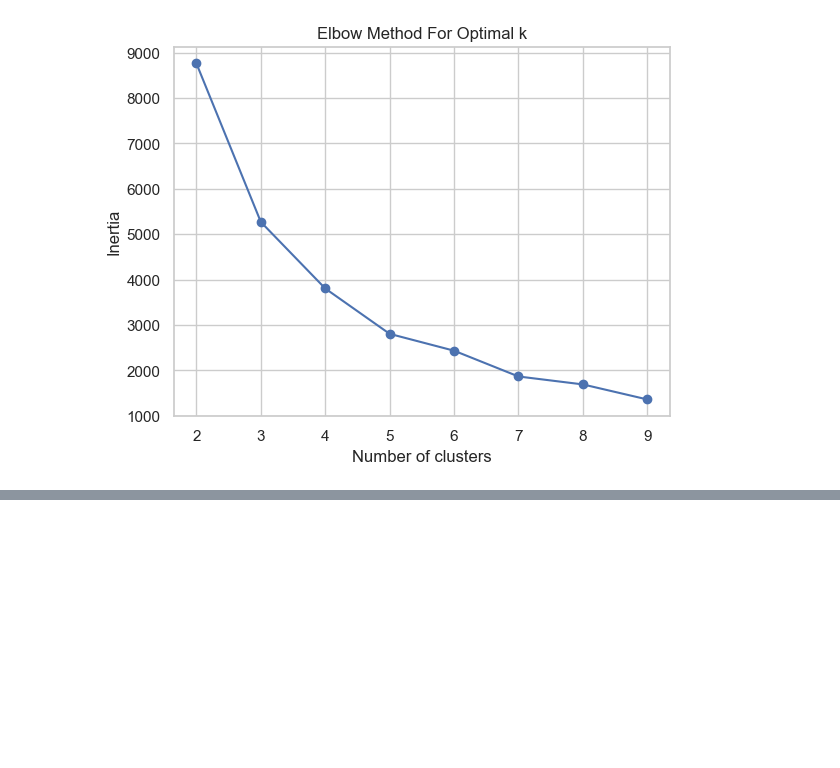
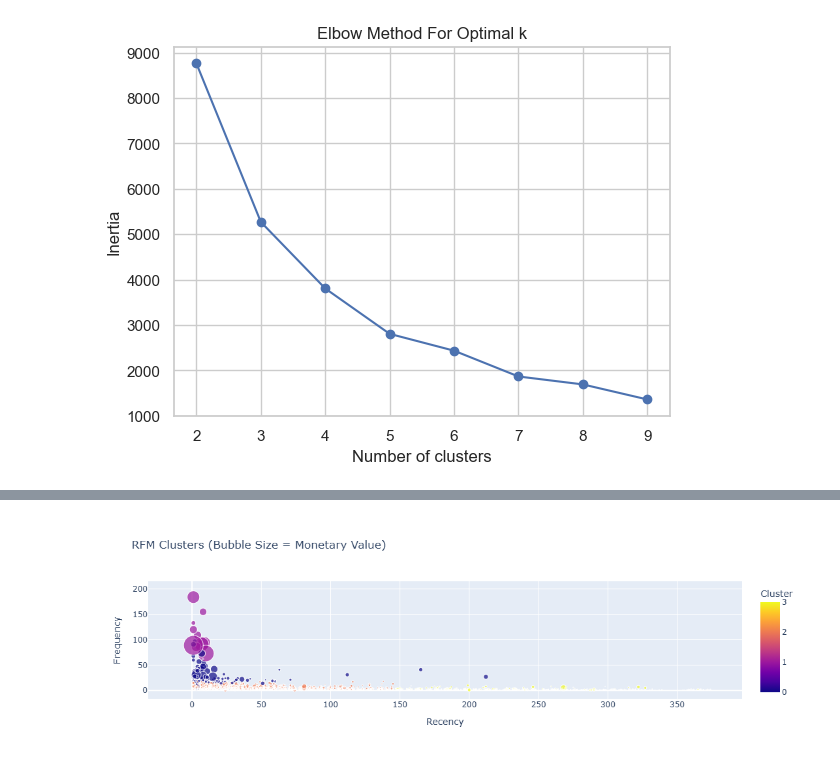
Before and after one commit to Alirezaab78/Online_Retail_II, a Jupyter notebook: main.ipynb, the cells around one changed output, grey strips where cells are left out. Cells and saved outputs as stored; diff of their text form; code cells hidden in the pictures; blank space fills up the shorter version.

```diff
--- a/main.ipynb
+++ b/main.ipynb
@@ -481,0 +514,15 @@ KeyError: "Column(s) ['InvoiceNo'] do not exist"
+# %%
+# Bubble chart with cluster colors (to identify bulk buyers)
+fig = px.scatter(
+    rfm,
+    x='Recency',
+    y='Frequency',
+    size='Monetary',
+    color='Cluster',
+    hover_name=rfm.index if 'Customer ID' not in rfm.columns else rfm['Customer ID'],
+    title='RFM Clusters (Bubble Size = Monetary Value)',
+    size_max=30
+)
+fig.show()
+# %% [output]
+[figure, added]
```
Also changed, not shown: parts of 6 cells of this notebook.
